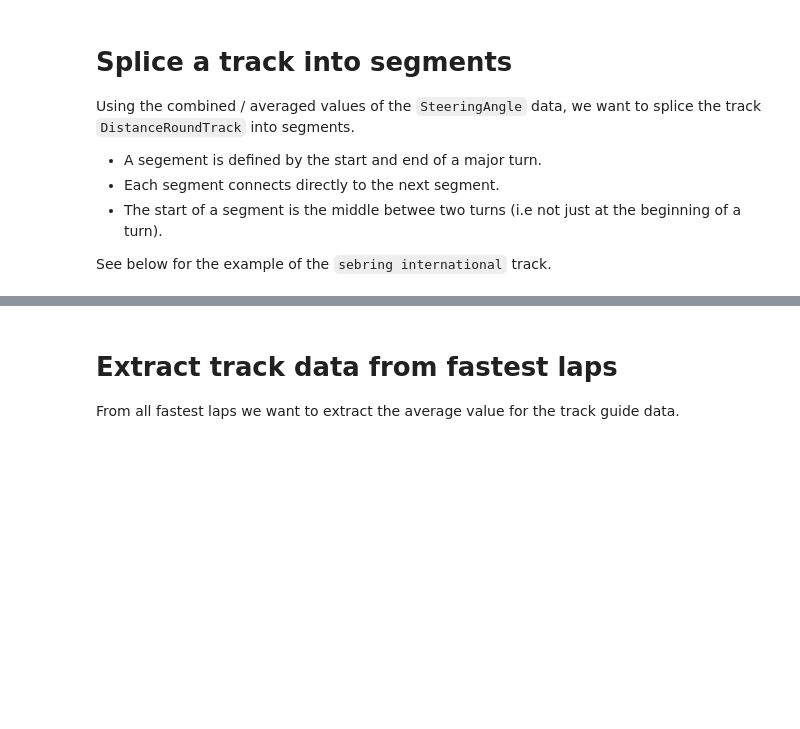
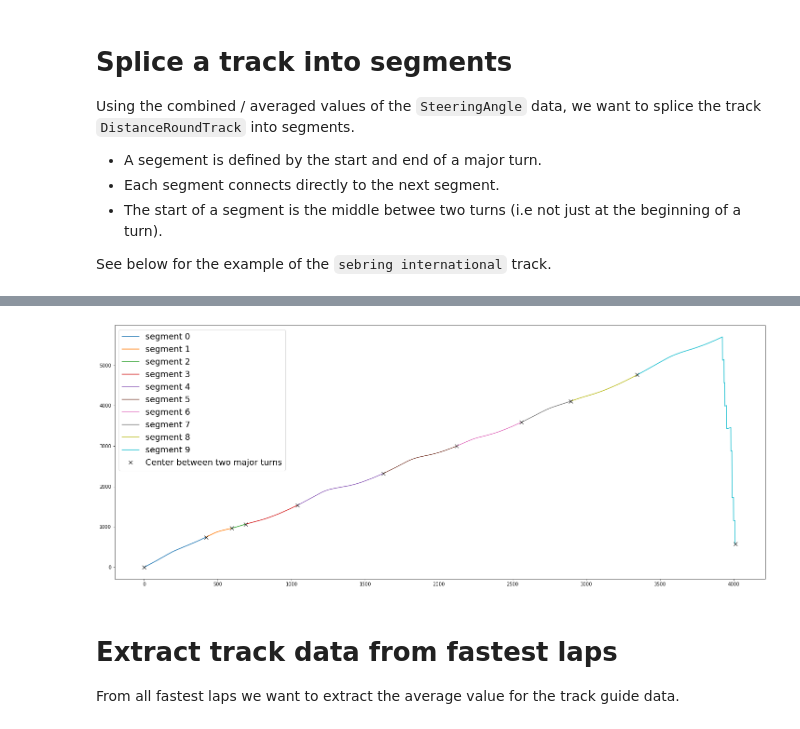
Before and after one commit to b4mad/racing, a Jupyter notebook: notebooks/fast_lap_analysis.ipynb, the cells around one changed output, grey strips where cells are left out. Saved outputs shown, nothing was run; the diff lists cells and outputs as text; code cells hidden in the pictures; blank space fills up the shorter version.

```diff
--- a/notebooks/fast_lap_analysis.ipynb
+++ b/notebooks/fast_lap_analysis.ipynb
@@ -459,3 +449,21 @@ plt.show()
+# %%
+# Build the segments
+segments = []
+for i in range(center_idx.size - 1):
+    segments.append(av_data_arrays['DistanceRoundTrack'][center_idx[i]:center_idx[i+1]])
+# %%
+# Plot the segments
+plt.rcParams["figure.figsize"] = (25, 10)
+for i in range(center_idx.size-1):
+    plt.plot(np.arange(steer.size)[center_idx[i]:center_idx[i+1]], segments[i],
+            label=f'segment {i}')
+plt.plot(np.arange(steer.size)[center_idx],
+         av_data_arrays['DistanceRoundTrack'][center_idx], 'x',
+         label='Center between two major turns', markersize='8', color='black')
+plt.legend(fontsize=18)
+plt.show()
+# %% [output]
+[figure, added]
 # %% [markdown]
 # Extract track data from fastest laps
 
```
Also changed, not shown: parts of 23 cells of this notebook.
